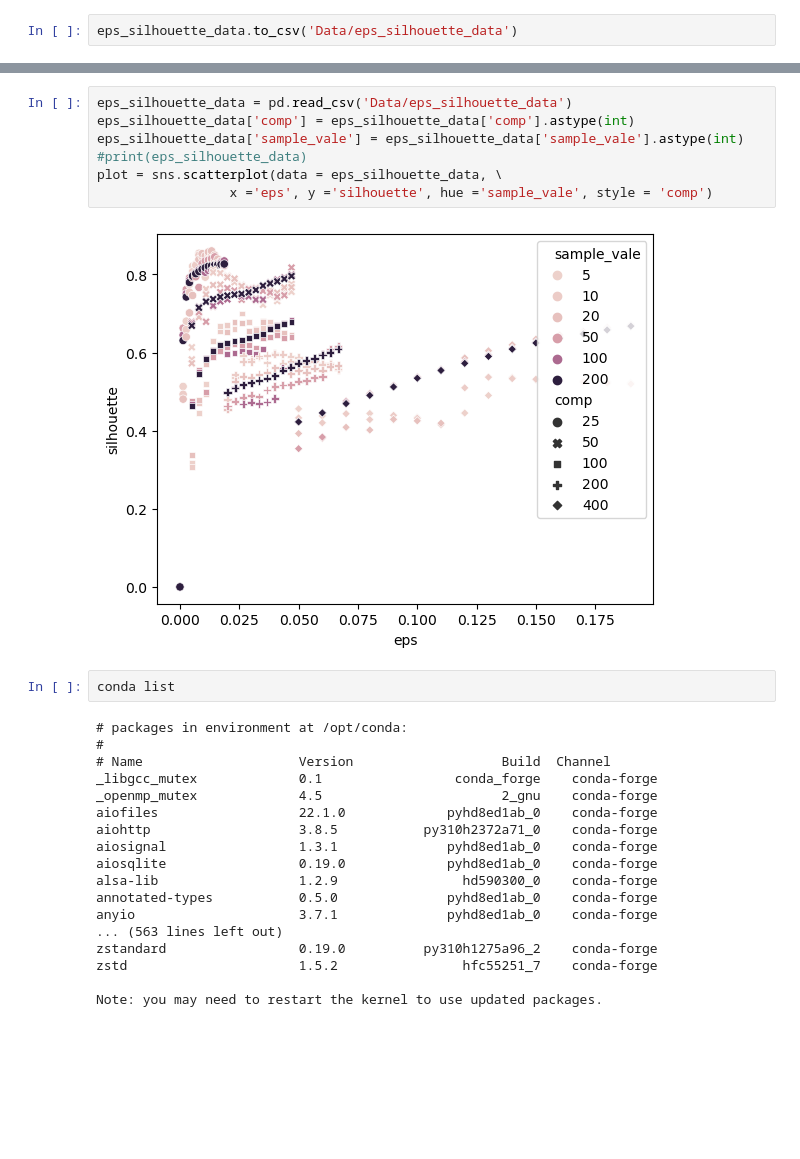
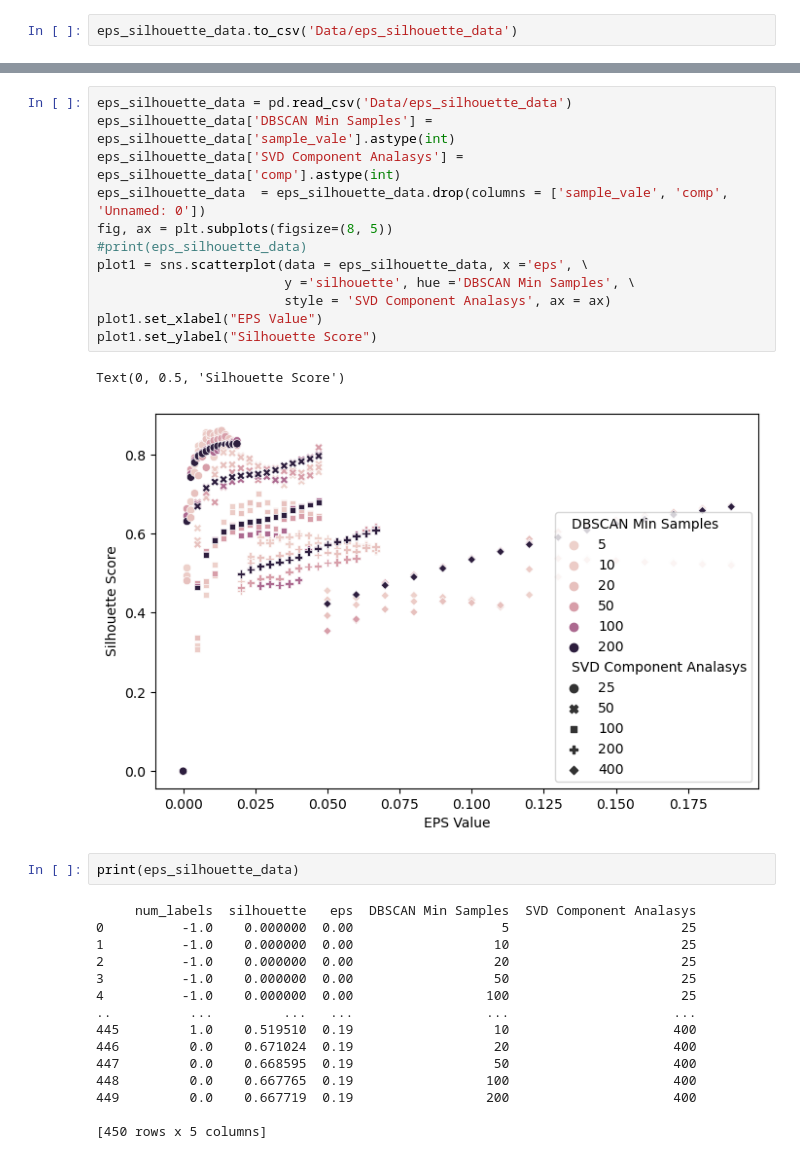
Before and after one commit to isaac1987a/Unsupervised-Learning-Final, a Jupyter notebook: Hate Speach Detection.ipynb, the cells around one changed output, grey strips where cells are left out. Saved outputs shown, nothing was run; the diff lists cells and outputs as text; blank space fills up the shorter version.

```diff
--- a/Hate Speach Detection.ipynb
+++ b/Hate Speach Detection.ipynb
@@ -488,30 +488,33 @@ running for Component: 400
 0:26:48.178723
 # %%
 eps_silhouette_data = pd.read_csv('Data/eps_silhouette_data')
-eps_silhouette_data['comp'] = eps_silhouette_data['comp'].astype(int)
-eps_silhouette_data['sample_vale'] = eps_silhouette_data['sample_vale'].astype(int)
+eps_silhouette_data['DBSCAN Min Samples'] = eps_silhouette_data['sample_vale'].astype(int)
+eps_silhouette_data['SVD Component Analasys'] = eps_silhouette_data['comp'].astype(int)
+eps_silhouette_data  = eps_silhouette_data.drop(columns = ['sample_vale', 'comp', 'Unnamed: 0'])
+fig, ax = plt.subplots(figsize=(8, 5))
 #print(eps_silhouette_data)
-plot = sns.scatterplot(data = eps_silhouette_data, \
-                 x ='eps', y ='silhouette', hue ='sample_vale', style = 'comp')
+plot1 = sns.scatterplot(data = eps_silhouette_data, x ='eps', \
+                        y ='silhouette', hue ='DBSCAN Min Samples', \
+                        style = 'SVD Component Analasys', ax = ax)
+plot1.set_xlabel("EPS Value")
+plot1.set_ylabel("Silhouette Score")
 # %% [output]
+Text(0, 0.5, 'Silhouette Score')
-[figure, old version]
+[figure, new version]
-# %%
-conda list
-# %% [output]
-# packages in environment at /opt/conda:
-#
-# Name                    Version                   Build  Channel
-_libgcc_mutex             0.1                 conda_forge    conda-forge
-_openmp_mutex             4.5                       2_gnu    conda-forge
-aiofiles                  22.1.0             pyhd8ed1ab_0    conda-forge
-aiohttp                   3.8.5           py310h2372a71_0    conda-forge
-aiosignal                 1.3.1              pyhd8ed1ab_0    conda-forge
-aiosqlite                 0.19.0             pyhd8ed1ab_0    conda-forge
-alsa-lib                  1.2.9                hd590300_0    conda-forge
-annotated-types           0.5.0              pyhd8ed1ab_0    conda-forge
-anyio                     3.7.1              pyhd8ed1ab_0    conda-forge
-... (563 lines left out)
-zstandard                 0.19.0          py310h1275a96_2    conda-forge
-zstd                      1.5.2                hfc55251_7    conda-forge
-
-Note: you may need to restart the kernel to use updated packages.
+# %%
+print(eps_silhouette_data)
+# %% [output]
+     num_labels  silhouette   eps  DBSCAN Min Samples  SVD Component Analasys
+0          -1.0    0.000000  0.00                   5                      25
+1          -1.0    0.000000  0.00                  10                      25
+2          -1.0    0.000000  0.00                  20                      25
+3          -1.0    0.000000  0.00                  50                      25
+4          -1.0    0.000000  0.00                 100                      25
+..          ...         ...   ...                 ...                     ...
+445         1.0    0.519510  0.19                  10                     400
+446         0.0    0.671024  0.19                  20                     400
+447         0.0    0.668595  0.19                  50                     400
+448         0.0    0.667765  0.19                 100                     400
+449         0.0    0.667719  0.19                 200                     400
+
+[450 rows x 5 columns]
```
Also changed, not shown: parts of 2 cells of this notebook.
